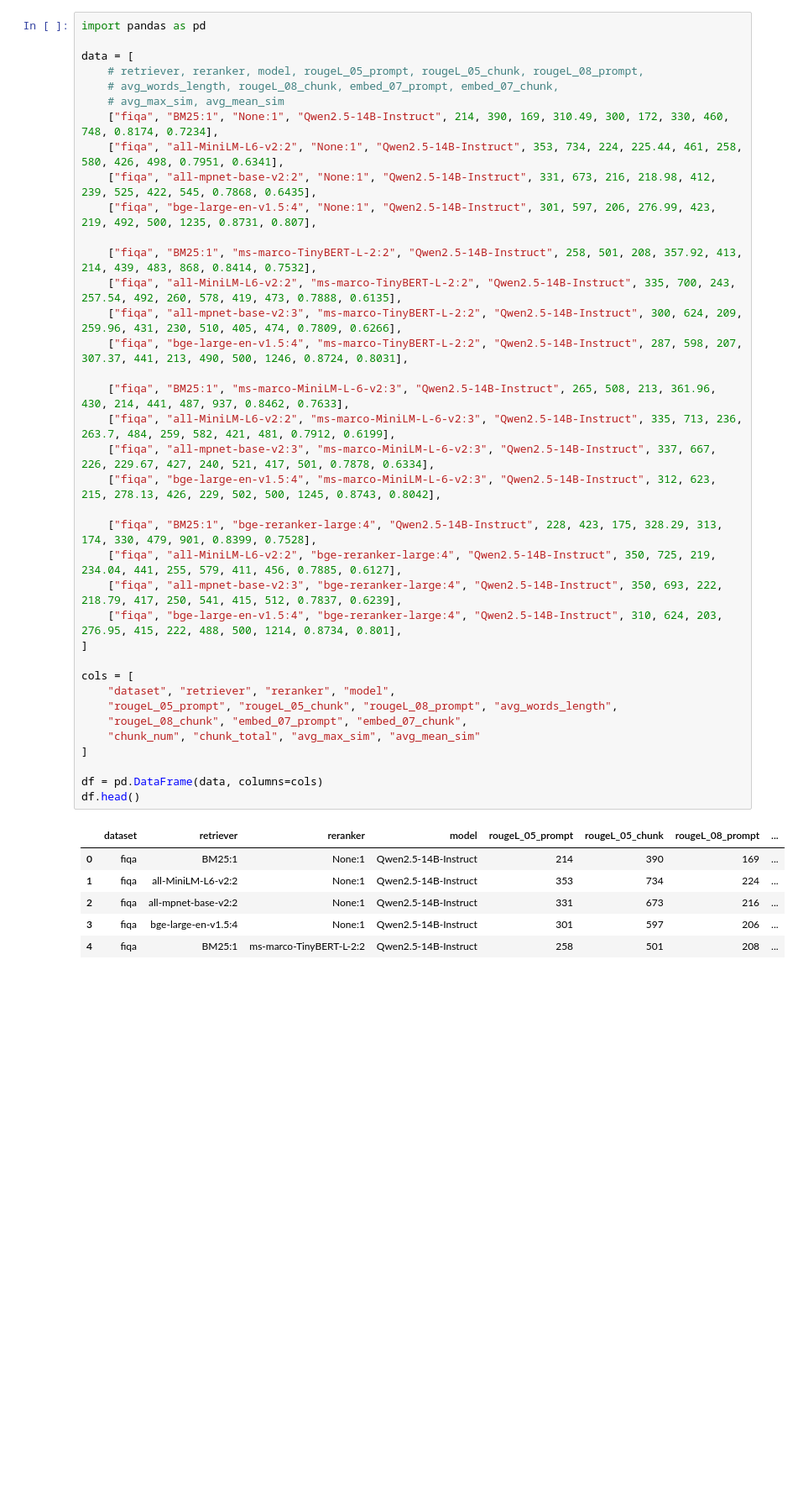
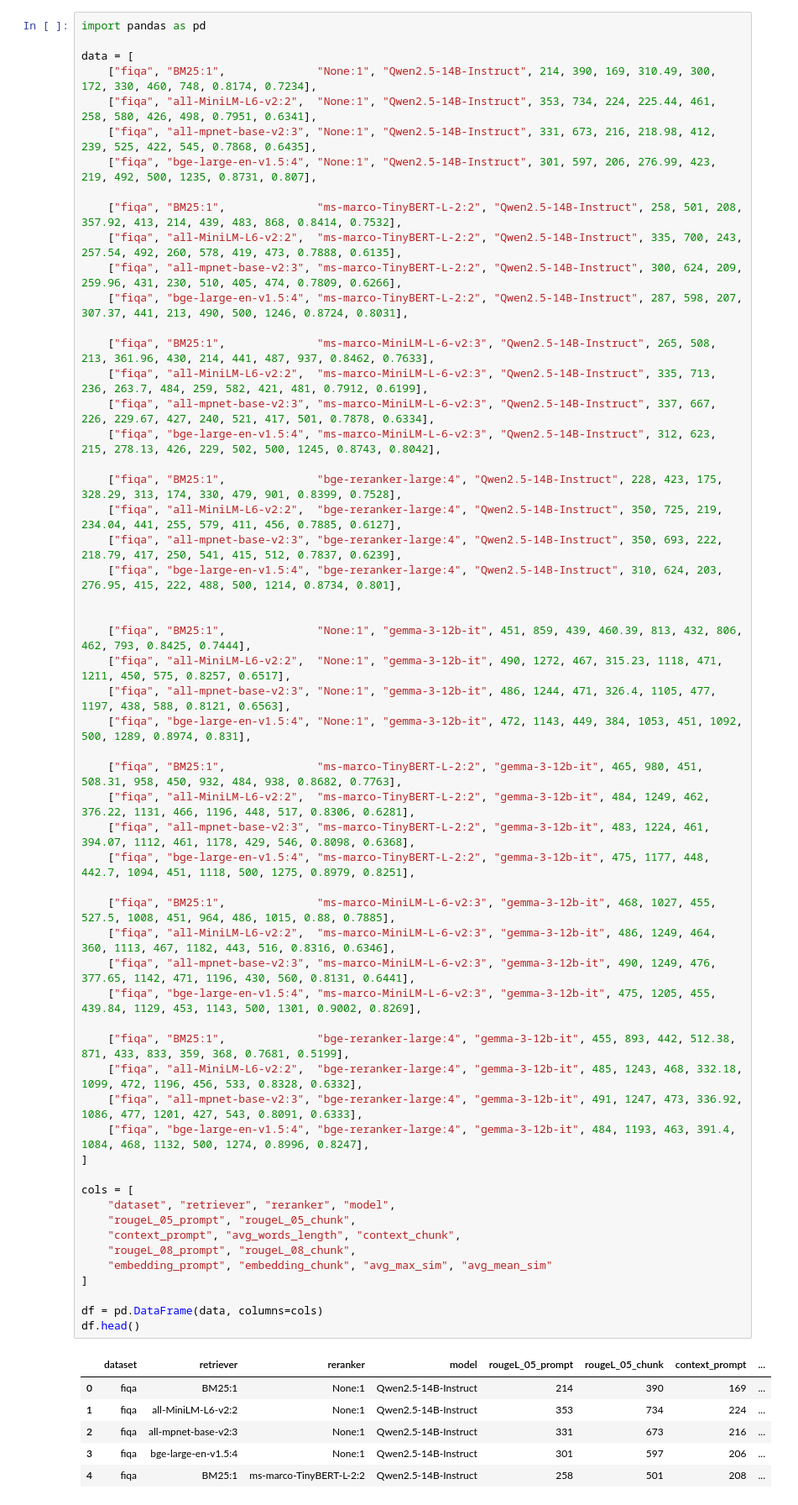
Before and after one commit to yeasen-z/LeakDojo, a Jupyter notebook: draw_scripts/retriever_reranker.ipynb, the cells around one changed output. Shown at 84% size. Cells and saved outputs as stored; diff of their text form; blank space fills up the shorter version.

```diff
--- a/draw_scripts/retriever_reranker.ipynb
+++ b/draw_scripts/retriever_reranker.ipynb
@@ -13,44 +1,63 @@ leakage ↑
 # %%
 import pandas as pd
 
 data = [
-    # retriever, reranker, model, rougeL_05_prompt, rougeL_05_chunk, rougeL_08_prompt,
-    # avg_words_length, rougeL_08_chunk, embed_07_prompt, embed_07_chunk,
-    # avg_max_sim, avg_mean_sim
-    ["fiqa", "BM25:1", "None:1", "Qwen2.5-14B-Instruct", 214, 390, 169, 310.49, 300, 172, 330, 460, 748, 0.8174, 0.7234],
-    ["fiqa", "all-MiniLM-L6-v2:2", "None:1", "Qwen2.5-14B-Instruct", 353, 734, 224, 225.44, 461, 258, 580, 426, 498, 0.7951, 0.6341],
-    ["fiqa", "all-mpnet-base-v2:2", "None:1", "Qwen2.5-14B-Instruct", 331, 673, 216, 218.98, 412, 239, 525, 422, 545, 0.7868, 0.6435],
+    ["fiqa", "BM25:1",              "None:1", "Qwen2.5-14B-Instruct", 214, 390, 169, 310.49, 300, 172, 330, 460, 748, 0.8174, 0.7234],
+    ["fiqa", "all-MiniLM-L6-v2:2",  "None:1", "Qwen2.5-14B-Instruct", 353, 734, 224, 225.44, 461, 258, 580, 426, 498, 0.7951, 0.6341],
+    ["fiqa", "all-mpnet-base-v2:3", "None:1", "Qwen2.5-14B-Instruct", 331, 673, 216, 218.98, 412, 239, 525, 422, 545, 0.7868, 0.6435],
     ["fiqa", "bge-large-en-v1.5:4", "None:1", "Qwen2.5-14B-Instruct", 301, 597, 206, 276.99, 423, 219, 492, 500, 1235, 0.8731, 0.807],
 
-    ["fiqa", "BM25:1", "ms-marco-TinyBERT-L-2:2", "Qwen2.5-14B-Instruct", 258, 501, 208, 357.92, 413, 214, 439, 483, 868, 0.8414, 0.7532],
-    ["fiqa", "all-MiniLM-L6-v2:2", "ms-marco-TinyBERT-L-2:2", "Qwen2.5-14B-Instruct", 335, 700, 243, 257.54, 492, 260, 578, 419, 473, 0.7888, 0.6135],
+    ["fiqa", "BM25:1",              "ms-marco-TinyBERT-L-2:2", "Qwen2.5-14B-Instruct", 258, 501, 208, 357.92, 413, 214, 439, 483, 868, 0.8414, 0.7532],
+    ["fiqa", "all-MiniLM-L6-v2:2",  "ms-marco-TinyBERT-L-2:2", "Qwen2.5-14B-Instruct", 335, 700, 243, 257.54, 492, 260, 578, 419, 473, 0.7888, 0.6135],
     ["fiqa", "all-mpnet-base-v2:3", "ms-marco-TinyBERT-L-2:2", "Qwen2.5-14B-Instruct", 300, 624, 209, 259.96, 431, 230, 510, 405, 474, 0.7809, 0.6266],
     ["fiqa", "bge-large-en-v1.5:4", "ms-marco-TinyBERT-L-2:2", "Qwen2.5-14B-Instruct", 287, 598, 207, 307.37, 441, 213, 490, 500, 1246, 0.8724, 0.8031],
 
-    ["fiqa", "BM25:1", "ms-marco-MiniLM-L-6-v2:3", "Qwen2.5-14B-Instruct", 265, 508, 213, 361.96, 430, 214, 441, 487, 937, 0.8462, 0.7633],
-    ["fiqa", "all-MiniLM-L6-v2:2", "ms-marco-MiniLM-L-6-v2:3", "Qwen2.5-14B-Instruct", 335, 713, 236, 263.7, 484, 259, 582, 421, 481, 0.7912, 0.6199],
+    ["fiqa", "BM25:1",              "ms-marco-MiniLM-L-6-v2:3", "Qwen2.5-14B-Instruct", 265, 508, 213, 361.96, 430, 214, 441, 487, 937, 0.8462, 0.7633],
+    ["fiqa", "all-MiniLM-L6-v2:2",  "ms-marco-MiniLM-L-6-v2:3", "Qwen2.5-14B-Instruct", 335, 713, 236, 263.7, 484, 259, 582, 421, 481, 0.7912, 0.6199],
     ["fiqa", "all-mpnet-base-v2:3", "ms-marco-MiniLM-L-6-v2:3", "Qwen2.5-14B-Instruct", 337, 667, 226, 229.67, 427, 240, 521, 417, 501, 0.7878, 0.6334],
     ["fiqa", "bge-large-en-v1.5:4", "ms-marco-MiniLM-L-6-v2:3", "Qwen2.5-14B-Instruct", 312, 623, 215, 278.13, 426, 229, 502, 500, 1245, 0.8743, 0.8042],
 
-    ["fiqa", "BM25:1", "bge-reranker-large:4", "Qwen2.5-14B-Instruct", 228, 423, 175, 328.29, 313, 174, 330, 479, 901, 0.8399, 0.7528],
-    ["fiqa", "all-MiniLM-L6-v2:2", "bge-reranker-large:4", "Qwen2.5-14B-Instruct", 350, 725, 219, 234.04, 441, 255, 579, 411, 456, 0.7885, 0.6127],
+    ["fiqa", "BM25:1",              "bge-reranker-large:4", "Qwen2.5-14B-Instruct", 228, 423, 175, 328.29, 313, 174, 330, 479, 901, 0.8399, 0.7528],
+    ["fiqa", "all-MiniLM-L6-v2:2",  "bge-reranker-large:4", "Qwen2.5-14B-Instruct", 350, 725, 219, 234.04, 441, 255, 579, 411, 456, 0.7885, 0.6127],
     ["fiqa", "all-mpnet-base-v2:3", "bge-reranker-large:4", "Qwen2.5-14B-Instruct", 350, 693, 222, 218.79, 417, 250, 541, 415, 512, 0.7837, 0.6239],
     ["fiqa", "bge-large-en-v1.5:4", "bge-reranker-large:4", "Qwen2.5-14B-Instruct", 310, 624, 203, 276.95, 415, 222, 488, 500, 1214, 0.8734, 0.801],
+
+
+    ["fiqa", "BM25:1",              "None:1", "gemma-3-12b-it", 451, 859, 439, 460.39, 813, 432, 806, 462, 793, 0.8425, 0.7444],
+    ["fiqa", "all-MiniLM-L6-v2:2",  "None:1", "gemma-3-12b-it", 490, 1272, 467, 315.23, 1118, 471, 1211, 450, 575, 0.8257, 0.6517],
+    ["fiqa", "all-mpnet-base-v2:3", "None:1", "gemma-3-12b-it", 486, 1244, 471, 326.4, 1105, 477, 1197, 438, 588, 0.8121, 0.6563],
+    ["fiqa", "bge-large-en-v1.5:4", "None:1", "gemma-3-12b-it", 472, 1143, 449, 384, 1053, 451, 1092, 500, 1289, 0.8974, 0.831],
+
+    ["fiqa", "BM25:1",              "ms-marco-TinyBERT-L-2:2", "gemma-3-12b-it", 465, 980, 451, 508.31, 958, 450, 932, 484, 938, 0.8682, 0.7763],
+    ["fiqa", "all-MiniLM-L6-v2:2",  "ms-marco-TinyBERT-L-2:2", "gemma-3-12b-it", 484, 1249, 462, 376.22, 1131, 466, 1196, 448, 517, 0.8306, 0.6281],
+    ["fiqa", "all-mpnet-base-v2:3", "ms-marco-TinyBERT-L-2:2", "gemma-3-12b-it", 483, 1224, 461, 394.07, 1112, 461, 1178, 429, 546, 0.8098, 0.6368],
+    ["fiqa", "bge-large-en-v1.5:4", "ms-marco-TinyBERT-L-2:2", "gemma-3-12b-it", 475, 1177, 448, 442.7, 1094, 451, 1118, 500, 1275, 0.8979, 0.8251],
+
+    ["fiqa", "BM25:1",              "ms-marco-MiniLM-L-6-v2:3", "gemma-3-12b-it", 468, 1027, 455, 527.5, 1008, 451, 964, 486, 1015, 0.88, 0.7885],
+    ["fiqa", "all-MiniLM-L6-v2:2",  "ms-marco-MiniLM-L-6-v2:3", "gemma-3-12b-it", 486, 1249, 464, 360, 1113, 467, 1182, 443, 516, 0.8316, 0.6346],
+    ["fiqa", "all-mpnet-base-v2:3", "ms-marco-MiniLM-L-6-v2:3", "gemma-3-12b-it", 490, 1249, 476, 377.65, 1142, 471, 1196, 430, 560, 0.8131, 0.6441],
+    ["fiqa", "bge-large-en-v1.5:4", "ms-marco-MiniLM-L-6-v2:3", "gemma-3-12b-it", 475, 1205, 455, 439.84, 1129, 453, 1143, 500, 1301, 0.9002, 0.8269],
+
+    ["fiqa", "BM25:1",              "bge-reranker-large:4", "gemma-3-12b-it", 455, 893, 442, 512.38, 871, 433, 833, 359, 368, 0.7681, 0.5199],
+    ["fiqa", "all-MiniLM-L6-v2:2",  "bge-reranker-large:4", "gemma-3-12b-it", 485, 1243, 468, 332.18, 1099, 472, 1196, 456, 533, 0.8328, 0.6332],
+    ["fiqa", "all-mpnet-base-v2:3", "bge-reranker-large:4", "gemma-3-12b-it", 491, 1247, 473, 336.92, 1086, 477, 1201, 427, 543, 0.8091, 0.6333],
+    ["fiqa", "bge-large-en-v1.5:4", "bge-reranker-large:4", "gemma-3-12b-it", 484, 1193, 463, 391.4, 1084, 468, 1132, 500, 1274, 0.8996, 0.8247],
 ]
 
 cols = [
     "dataset", "retriever", "reranker", "model",
-    "rougeL_05_prompt", "rougeL_05_chunk", "rougeL_08_prompt", "avg_words_length",
-    "rougeL_08_chunk", "embed_07_prompt", "embed_07_chunk",
-    "chunk_num", "chunk_total", "avg_max_sim", "avg_mean_sim"
+    "rougeL_05_prompt", "rougeL_05_chunk",
+    "context_prompt", "avg_words_length", "context_chunk",
+    "rougeL_08_prompt", "rougeL_08_chunk",
+    "embedding_prompt", "embedding_chunk", "avg_max_sim", "avg_mean_sim"
 ]
 
 df = pd.DataFrame(data, columns=cols)
 df.head()
 # %% [output]
-|  | dataset | retriever | reranker | model | rougeL_05_prompt | rougeL_05_chunk | rougeL_08_prompt | ... |
+|  | dataset | retriever | reranker | model | rougeL_05_prompt | rougeL_05_chunk | context_prompt | ... |
 | 0 | fiqa | BM25:1 | None:1 | Qwen2.5-14B-Instruct | 214 | 390 | 169 | ... |
 | 1 | fiqa | all-MiniLM-L6-v2:2 | None:1 | Qwen2.5-14B-Instruct | 353 | 734 | 224 | ... |
-| 2 | fiqa | all-mpnet-base-v2:2 | None:1 | Qwen2.5-14B-Instruct | 331 | 673 | 216 | ... |
+| 2 | fiqa | all-mpnet-base-v2:3 | None:1 | Qwen2.5-14B-Instruct | 331 | 673 | 216 | ... |
 | 3 | fiqa | bge-large-en-v1.5:4 | None:1 | Qwen2.5-14B-Instruct | 301 | 597 | 206 | ... |
 | 4 | fiqa | BM25:1 | ms-marco-TinyBERT-L-2:2 | Qwen2.5-14B-Instruct | 258 | 501 | 208 | ... |
```
Also changed, not shown: parts of 7 cells of this notebook, 5 other files.
